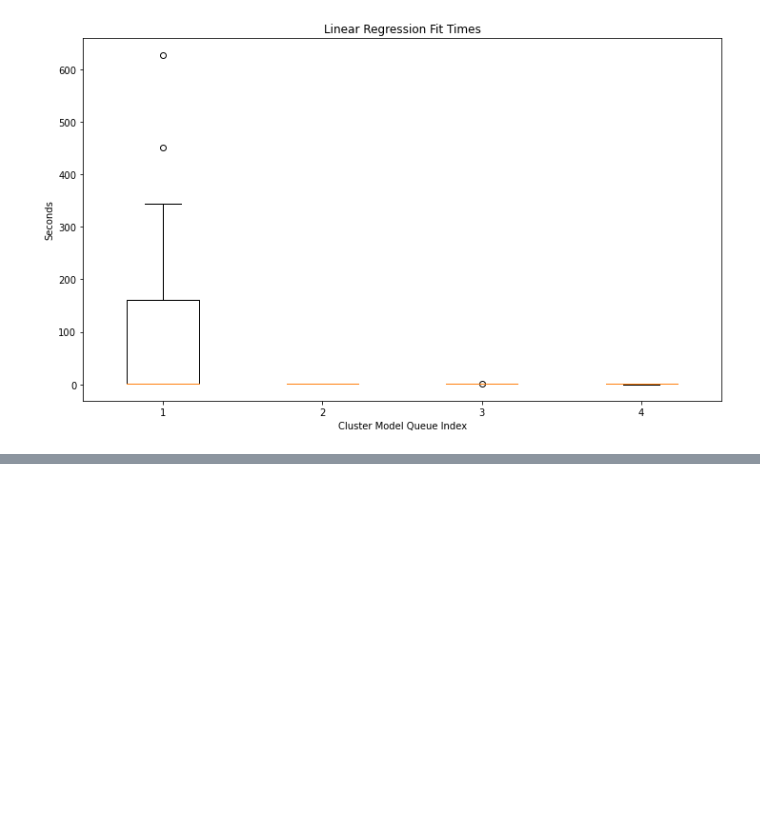
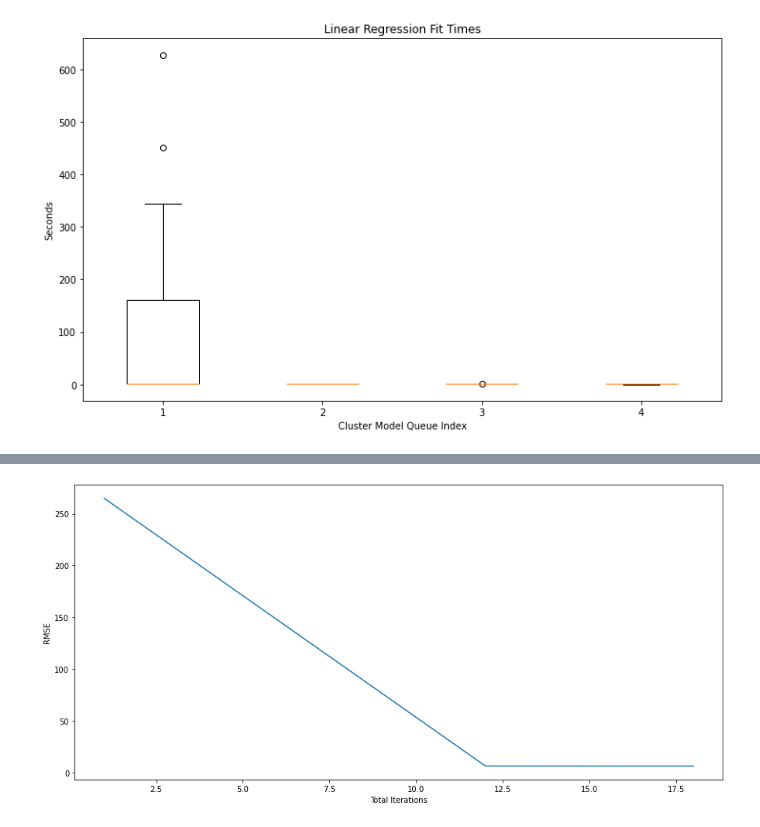
Before and after one commit to menuka94/transfer-learning, a Jupyter notebook: Job_Profiling.ipynb, the cells around one changed output, grey strips where cells are left out. Drawn from its saved outputs; the diff is of its cells as text; code cells hidden in the pictures; blank space fills up the shorter version.

```diff
--- a/Job_Profiling.ipynb
+++ b/Job_Profiling.ipynb
@@ -288,0 +290,11 @@ plt.show()
+# %%
+X1 = iterations_df["total_iterations"].to_list()
+Y1 = iterations_df["rmse"].to_list()
+
+plt.figure(figsize=(15,7))
+plt.plot(X1,Y1)
+plt.xlabel("Total Iterations")
+plt.ylabel("RMSE")
+plt.show()
+# %% [output]
+[figure, added]
```
Also changed, not shown: parts of 1 cell of this notebook, 3 other files.
